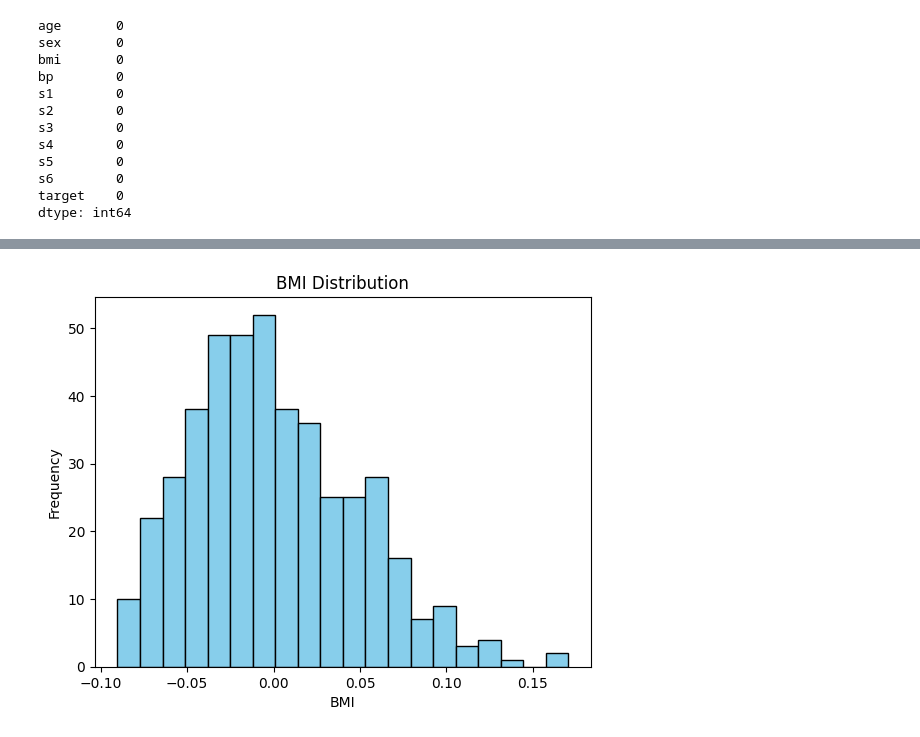
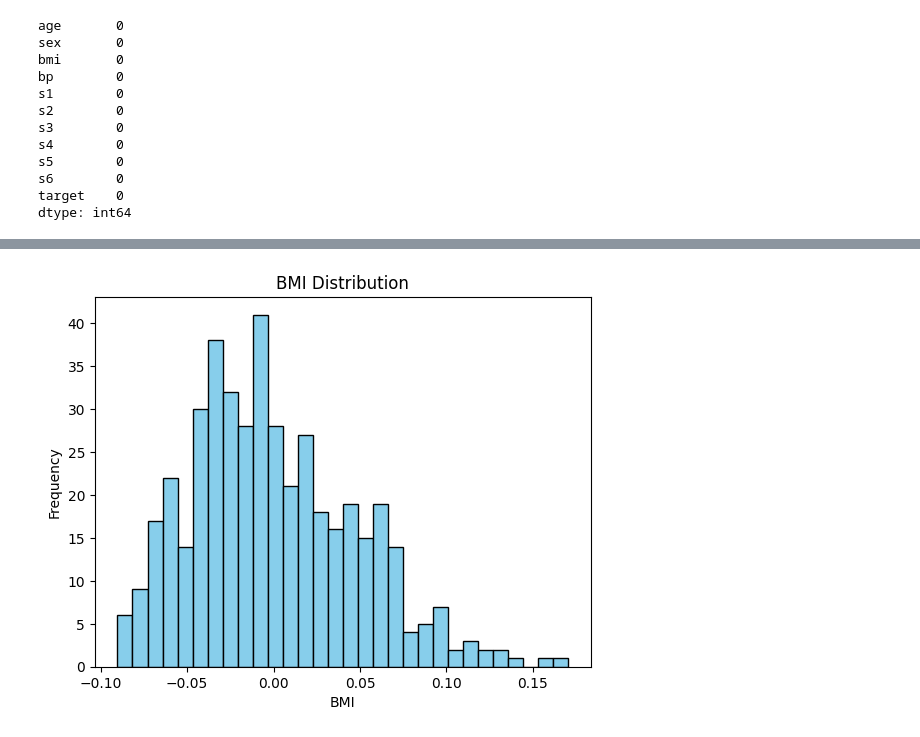
Before and after one commit to sarahajbane/colab_workbook_templates, a Jupyter notebook: Untitled0.ipynb, the cells around one changed output, grey strips where cells are left out. Cells and saved outputs as stored; diff of their text form; code cells hidden in the pictures.

```diff
--- a/Untitled0.ipynb
+++ b/Untitled0.ipynb
@@ -81,0 +115,9 @@ Shape of Sklearn Diabetes Data: (442, 11)
+# %%
+conditions = [
+    (diabetes_df['sex'] < 0),
+    (diabetes_df['sex'] > 0)
+]
+choices = ['Male', 'Female']
+diabetes_df['sex'] = np.select(conditions, choices, default='Unknown')
+
+print(diabetes_df)
@@ -148,9 +222,9 @@ plt.show()
 # %%
 # Histogram of BMI
-plt.hist(diabetes_df['bmi'], bins=20, color='skyblue', edgecolor='black')
+plt.hist(diabetes_df['bmi'], bins=30, color='skyblue', edgecolor='black')
 plt.title('BMI Distribution')
 plt.xlabel('BMI')
 plt.ylabel('Frequency')
 plt.show()
 # %% [output]
-[figure, old version]
+[figure, new version]
```
Also changed, not shown: parts of 13 cells of this notebook.
